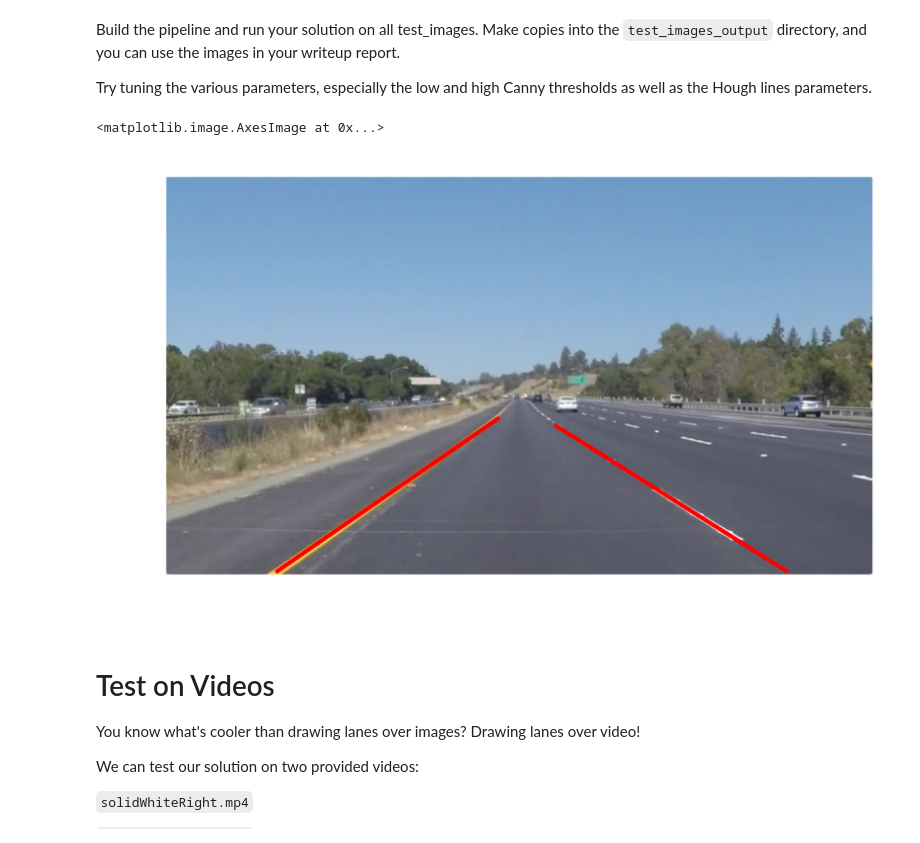
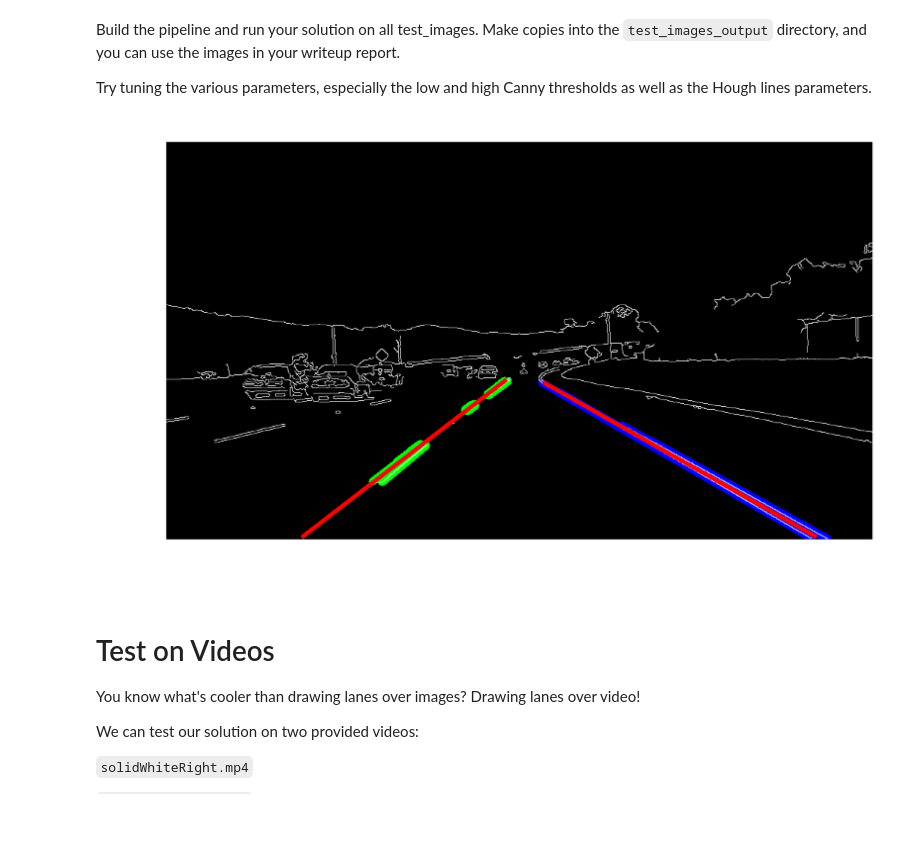
Before and after one commit to dannybynum/CarND-LaneLines-P1, a Jupyter notebook: P1.ipynb, the cells around one changed output. Saved outputs shown, nothing was run; the diff lists cells and outputs as text; code cells hidden in the pictures.

```diff
--- a/P1.ipynb
+++ b/P1.ipynb
@@ -191,7 +191,7 @@ Build the pipeline and run your solution on all test_images. Make copies into th
 
 Try tuning the various parameters, especially the low and high Canny thresholds as well as the Hough lines parameters.
 # %%
-#DWB, Nov-13-2018, updated at 10:18pm on Nov-12
+#DWB, Nov-13-2018, updated at 9:20pm Nov-15
 #Code For Udacity Project #1 (Draw Lane Lines)
 #Written in Jupyter Notebook
 
@@ -227,13 +227,13 @@ LanSwh = mpimg.imread('test_images/whiteCarLaneSwitch.jpg')
 
 #OrigImgs = (WhtCurv, WhtRht, YelCurv, YelCurv2,YelLft,LanSwh)
 
-Current_Image=YelLft
-save_name="test-images-output/"+"YelLft"+"_Out.jpg"
+Current_Image=WhtCurv
+save_name="test-images-output/"+"WhtCurv"+"_Out.jpg"
 
 # Prior to input into Canny Edge Detection, Run some Image Operations to get frames in
 # a format that is better suited for the "cv2.Canny" function
-
-Image_Op1 = grayscale(Current_Image)
+Image_Op1=cv2.cvtColor(Current_Image, cv2.COLOR_RGB2GRAY)
+#Image_Op1 = grayscale(Current_Image)
 #plt.figure(figsize=(12,12))
 #plt.imshow(WhtCurv_Op1, cmap='gray')
 
@@ -372,6 +372,10 @@ for cords in lines:
 
             if top_y < min_lft_y: min_lft_y=top_y
 
+# Create a "color" binary image to combine with line image
+#color_edges = WhtCurv  #t-shoot purposes only
+color_edges = np.dstack((Image_Op3, Image_Op3, Image_Op3))
+
 lines_edges = cv2.addWeighted(color_edges, 0.8, line_image, 1, 0)
 #plt.figure(dpi=1200)
 #plt.imshow(lines_edges)
@@ -419,41 +423,37 @@ rht_y=[rht_paint_y1,rht_paint_y2]
 #print("max_lft_y",max_lft_y)
 #print("max_rht_y",max_rht_y)
 #print("lft_x",lft_x)
 #print("lft_y",lft_y)
 #print("rht_x",rht_x)
 #print("rht_y",rht_y)
 
 
-# Create a "color" binary image to combine with line image
 
-#color_edges = WhtCurv  #t-shoot purposes only
-color_edges = np.dstack((Image_Op3, Image_Op3, Image_Op3))
 
 
 
 #print("This color_edges image is: ", type(color_edges),
 #      "with dimensions: ", color_edges.shape)
 
 
 #plotting final result for still image with lane lines overlaid on filtered edges image
 lines_edges_filtered = cv2.addWeighted(color_edges, 0.8, line_image_filtered, 1, 0)
 plt.figure(dpi=1200)
 #plt.title('Output')
 plt.axis('off')
 plt.plot(lft_x,lft_y, 'r', lw=2)
 plt.plot(rht_x,rht_y, 'r', lw=2)
 #plt.plot(prt_roi_x,prt_roi_y, 'c--', lw=4) #Plot this to see ROI bounds
 #plt.imshow(color_edges)
-plt.imshow(Current_Image) #plot this to see acutal output images I want to save
-#plt.imshow(lines_edges_filtered) #plot this to see raw lines on left and right
+#plt.imshow(Current_Image) #plot this to see acutal output images I want to save
+plt.imshow(lines_edges_filtered) #plot this to see raw lines on left and right
 #plt.imshow(masked_edges)
 #plt.imshow(mask)
 #mpimg.imsave("test-images-output/Canny.jpg", WhtCurv_Op3,cmap='gray')
-#plt.savefig("test-images-output/Current_Image.jpg",bbox_inches='tight')
+plt.savefig("images_in_writeup/ImproveDrawLines.jpg",bbox_inches='tight')
 #plt.savefig(save_name)
 # %% [output]
-<matplotlib.image.AxesImage at 0x...>
-[figure, old version]
+[figure, new version]
 # %% [markdown]
 # Test on Videos
 
```
Also changed, not shown: 3 other files.
